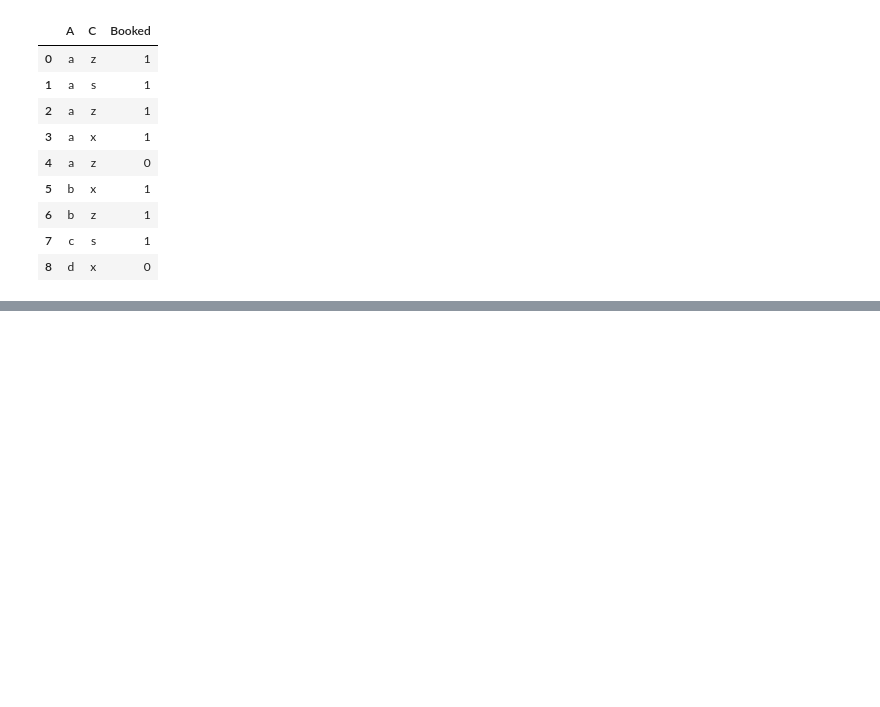
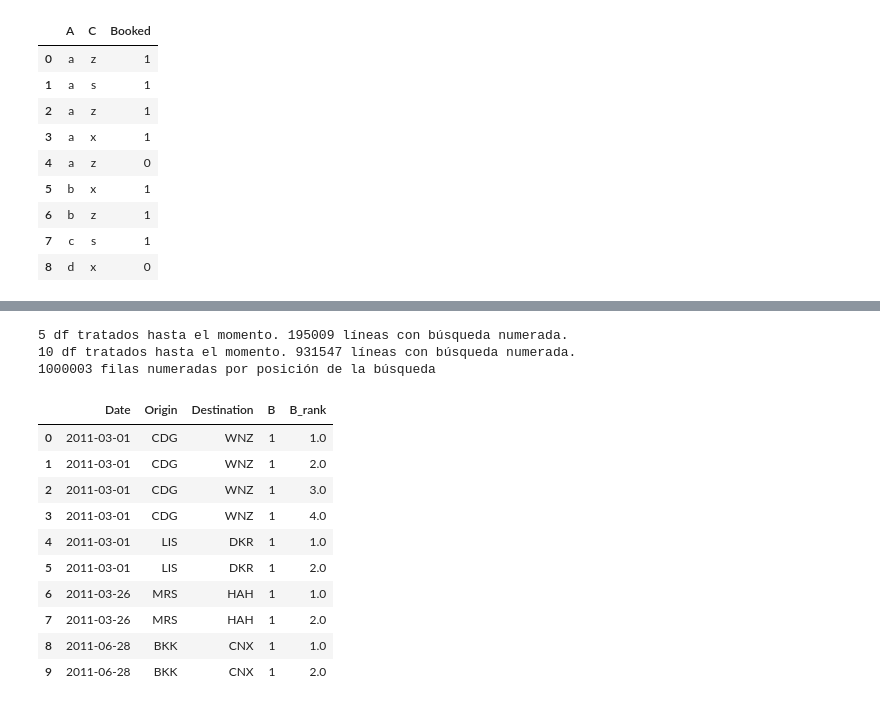
Before and after one commit to bdeotto/reto_Amadeus, a Jupyter notebook: reto_Amadeus.ipynb, the cells around one changed output, grey strips where cells are left out. Cells and saved outputs as stored; diff of their text form; code cells hidden in the pictures; blank space fills up the shorter version.

Commit message:
Ejercicio 4. Proceso altenativo (Fase 1)

```diff
--- a/reto_Amadeus.ipynb
+++ b/reto_Amadeus.ipynb
@@ -1725,0 +1881,53 @@ df_toysebo
+# %%
+# Sigo simulando que los archivos son demasiado grandes para trabajar con ellos completos.
+
+# Fase 1, tercera etapa:
+
+cmn_cols=['Date','Origin','Destination'] # Cols. con denominación común en Bookings_mini y Searches
+aux_cols=cmn_cols+['B_index']
+
+len_df_bo_mini_sum_2=0 # Para comprobaciones
+for i in range(n_bo_mini):
+    globals()['df_bo_mini'+str(i)]['B']=1
+    df_aux=pd.DataFrame()
+    # Cuenta duplicados:
+    df_aux=globals()['df_bo_mini'+str(i)].groupby(cmn_cols,as_index=False).sum()
+    # Núm. Duplicados = núm de reservas para cada fecha, origen y destino:
+    df_aux.rename(columns={'B':'Bookings'},inplace=True)
+    # Incorpora la cuenta de duplicados al df:
+    globals()['df_bo_mini'+str(i)]=globals()['df_bo_mini'+str(i)].merge(df_aux,on=cmn_cols,how='left')
+    # Crea 'B_index': evita empates al numerar ocurrencias (reservas):
+    globals()['df_bo_mini'+str(i)].reset_index(inplace=True)
+    globals()['df_bo_mini'+str(i)].rename(columns={'index':'B_index'},inplace=True)
+    # El sig. groupby transforma 'B_index' en un ranking de ocurrencias (reservas):
+    df_aux=globals()['df_bo_mini'+str(i)][aux_cols].groupby(cmn_cols).rank()
+    df_aux.rename (columns={'B_index':'B_rank'},inplace=True)
+    # Incorpora ranking de reservas al df.
+    globals()['df_bo_mini'+str(i)]=pd.concat([globals()['df_bo_mini'+str(i)],df_aux],axis=1)
+    # Prescindimos de algunas columnas auxiliares.
+    del globals()['df_bo_mini'+str(i)]['B_index']
+    del globals()['df_bo_mini'+str(i)]['Bookings']
+    len_df_bo_mini_sum_2+=len(globals()['df_bo_mini'+str(i)])
+    if (i+1)%5==0:
+        print (f'{i+1} df tratados hasta el momento. {len_df_bo_mini_sum_2} líneas con búsqueda numerada.')
+print (f'{len_df_bo_mini_sum_2} filas numeradas por posición de la búsqueda')
+# %% [output]
+5 df tratados hasta el momento. 195009 líneas con búsqueda numerada.
+10 df tratados hasta el momento. 931547 líneas con búsqueda numerada.
+1000003 filas numeradas por posición de la búsqueda
+# %%
+# Inspección/comprobación:
+
+globals()['df_bo_mini0'].head(10)
+# %% [output]
+|  | Date | Origin | Destination | B | B_rank |
+| 0 | 2011-03-01 | CDG | WNZ | 1 | 1.0 |
+| 1 | 2011-03-01 | CDG | WNZ | 1 | 2.0 |
+| 2 | 2011-03-01 | CDG | WNZ | 1 | 3.0 |
+| 3 | 2011-03-01 | CDG | WNZ | 1 | 4.0 |
+| 4 | 2011-03-01 | LIS | DKR | 1 | 1.0 |
+| 5 | 2011-03-01 | LIS | DKR | 1 | 2.0 |
+| 6 | 2011-03-26 | MRS | HAH | 1 | 1.0 |
+| 7 | 2011-03-26 | MRS | HAH | 1 | 2.0 |
+| 8 | 2011-06-28 | BKK | CNX | 1 | 1.0 |
+| 9 | 2011-06-28 | BKK | CNX | 1 | 2.0 |
```
Also changed, not shown: parts of 12 cells of this notebook.
